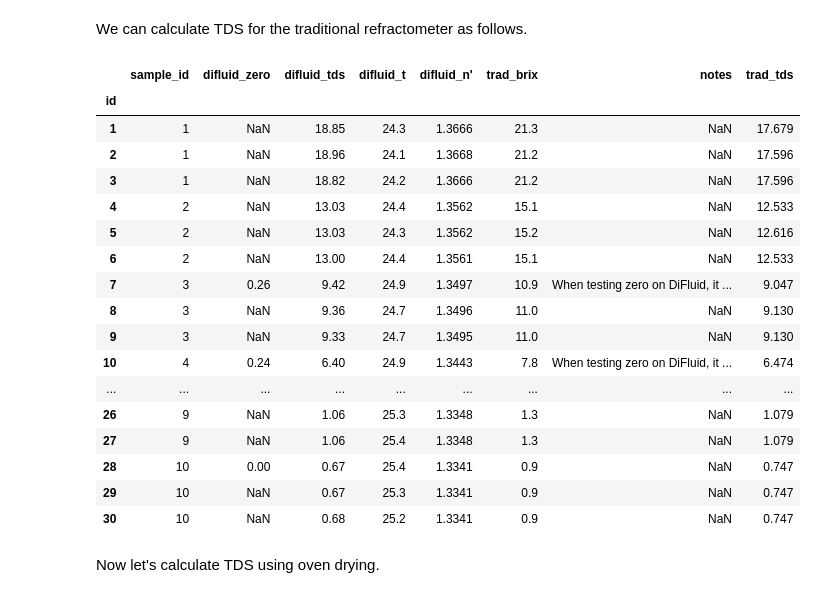
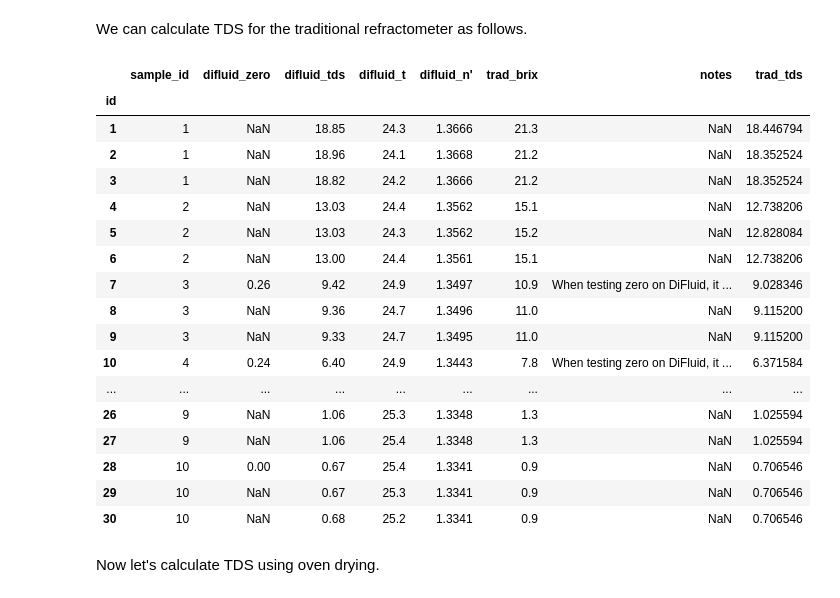
Before and after one commit to crwper/espresso, a Jupyter notebook: difluid-test-2/analysis.ipynb, the cells around one changed output. Drawn from its saved outputs; the diff is of its cells as text; code cells hidden in the pictures.

```diff
--- a/difluid-test-2/analysis.ipynb
+++ b/difluid-test-2/analysis.ipynb
@@ -58,29 +58,28 @@ trials
 # %% [markdown]
 We can calculate TDS for the traditional refractometer as follows.
 # %%
-trials['trad_tds'] = trials['trad_brix'] * 0.83
 #trials['trad_tds'] = trials['trad_brix'] * 0.85
-#trials['trad_tds'] = 0.0036 * trials['trad_brix']**2 + 0.7897 * trials['trad_brix'] - 0.0071
+trials['trad_tds'] = 0.0036 * trials['trad_brix']**2 + 0.7897 * trials['trad_brix'] - 0.0071
 trials
 # %% [output]
 |  | sample_id | difluid_zero | difluid_tds | difluid_t | difluid_n' | trad_brix | notes | trad_tds |
 | id |  |  |  |  |  |  |  |  |
-| 1 | 1 | NaN | 18.85 | 24.3 | 1.3666 | 21.3 | NaN | 17.679 |
-| 2 | 1 | NaN | 18.96 | 24.1 | 1.3668 | 21.2 | NaN | 17.596 |
-| 3 | 1 | NaN | 18.82 | 24.2 | 1.3666 | 21.2 | NaN | 17.596 |
-| 4 | 2 | NaN | 13.03 | 24.4 | 1.3562 | 15.1 | NaN | 12.533 |
-| 5 | 2 | NaN | 13.03 | 24.3 | 1.3562 | 15.2 | NaN | 12.616 |
-| 6 | 2 | NaN | 13.00 | 24.4 | 1.3561 | 15.1 | NaN | 12.533 |
-| 7 | 3 | 0.26 | 9.42 | 24.9 | 1.3497 | 10.9 | When testing zero on DiFluid, it ... | 9.047 |
-| 8 | 3 | NaN | 9.36 | 24.7 | 1.3496 | 11.0 | NaN | 9.130 |
-| 9 | 3 | NaN | 9.33 | 24.7 | 1.3495 | 11.0 | NaN | 9.130 |
-| 10 | 4 | 0.24 | 6.40 | 24.9 | 1.3443 | 7.8 | When testing zero on DiFluid, it ... | 6.474 |
+| 1 | 1 | NaN | 18.85 | 24.3 | 1.3666 | 21.3 | NaN | 18.446794 |
+| 2 | 1 | NaN | 18.96 | 24.1 | 1.3668 | 21.2 | NaN | 18.352524 |
+| 3 | 1 | NaN | 18.82 | 24.2 | 1.3666 | 21.2 | NaN | 18.352524 |
+| 4 | 2 | NaN | 13.03 | 24.4 | 1.3562 | 15.1 | NaN | 12.738206 |
+| 5 | 2 | NaN | 13.03 | 24.3 | 1.3562 | 15.2 | NaN | 12.828084 |
+| 6 | 2 | NaN | 13.00 | 24.4 | 1.3561 | 15.1 | NaN | 12.738206 |
+| 7 | 3 | 0.26 | 9.42 | 24.9 | 1.3497 | 10.9 | When testing zero on DiFluid, it ... | 9.028346 |
+| 8 | 3 | NaN | 9.36 | 24.7 | 1.3496 | 11.0 | NaN | 9.115200 |
+| 9 | 3 | NaN | 9.33 | 24.7 | 1.3495 | 11.0 | NaN | 9.115200 |
+| 10 | 4 | 0.24 | 6.40 | 24.9 | 1.3443 | 7.8 | When testing zero on DiFluid, it ... | 6.371584 |
 | ... | ... | ... | ... | ... | ... | ... | ... | ... |
-| 26 | 9 | NaN | 1.06 | 25.3 | 1.3348 | 1.3 | NaN | 1.079 |
-| 27 | 9 | NaN | 1.06 | 25.4 | 1.3348 | 1.3 | NaN | 1.079 |
-| 28 | 10 | 0.00 | 0.67 | 25.4 | 1.3341 | 0.9 | NaN | 0.747 |
-| 29 | 10 | NaN | 0.67 | 25.3 | 1.3341 | 0.9 | NaN | 0.747 |
-| 30 | 10 | NaN | 0.68 | 25.2 | 1.3341 | 0.9 | NaN | 0.747 |
+| 26 | 9 | NaN | 1.06 | 25.3 | 1.3348 | 1.3 | NaN | 1.025594 |
+| 27 | 9 | NaN | 1.06 | 25.4 | 1.3348 | 1.3 | NaN | 1.025594 |
+| 28 | 10 | 0.00 | 0.67 | 25.4 | 1.3341 | 0.9 | NaN | 0.706546 |
+| 29 | 10 | NaN | 0.67 | 25.3 | 1.3341 | 0.9 | NaN | 0.706546 |
+| 30 | 10 | NaN | 0.68 | 25.2 | 1.3341 | 0.9 | NaN | 0.706546 |
 # %% [markdown]
 Now let's calculate TDS using oven drying.
 # %%
```
Also changed, not shown: parts of 17 cells of this notebook.
